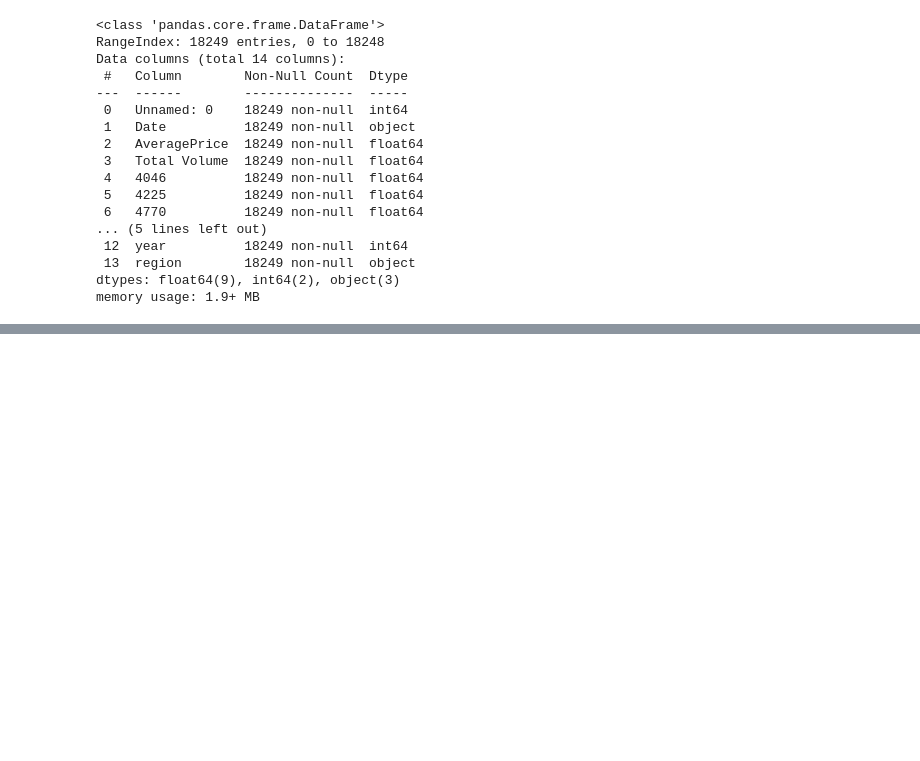
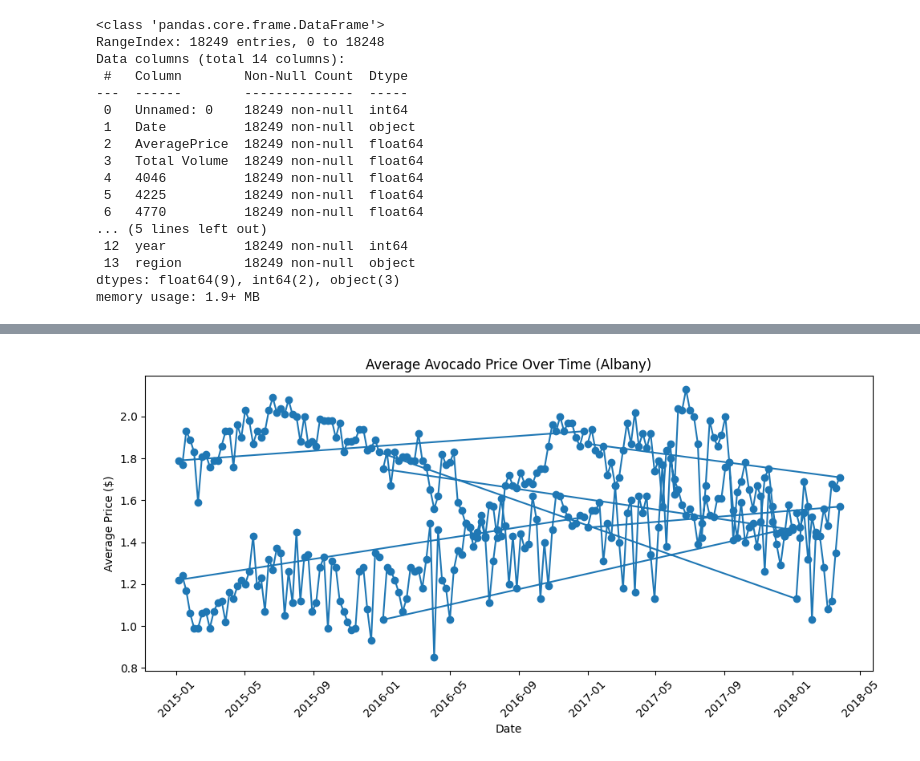
Before and after one commit to Yamm23/Learning-Macine-Learning, a Jupyter notebook: Avocado_Price.ipynb, the cells around one changed output, grey strips where cells are left out. Cells and saved outputs as stored; diff of their text form; code cells hidden in the pictures; blank space fills up the shorter version.

Commit message:
Using some visualization tools

```diff
--- a/Avocado_Price.ipynb
+++ b/Avocado_Price.ipynb
@@ -65,3 +65,22 @@ df.describe()
 | 50% | 24.000000 | 1.370000 | 1.073768e+05 | 8.645300e+03 | 2.906102e+04 | 1.849900e+02 | 3.974383e+04 | 2.636282e+04 | 2.647710e+03 | ... |
 | 75% | 38.000000 | 1.660000 | 4.329623e+05 | 1.110202e+05 | 1.502069e+05 | 6.243420e+03 | 1.107834e+05 | 8.333767e+04 | 2.202925e+04 | ... |
 | max | 52.000000 | 3.250000 | 6.250565e+07 | 2.274362e+07 | 2.047057e+07 | 2.546439e+06 | 1.937313e+07 | 1.338459e+07 | 5.719097e+06 | ... |
+# %%
+import matplotlib.pyplot as plt
+
+df['Date'] = pd.to_datetime(df['Date'])
+
+# Filter for Albany region only
+albany_df = df[df['region'] == 'Albany']
+
+# 1. Average Price Over Time
+plt.figure(figsize=(10, 5))
+plt.plot(albany_df['Date'], albany_df['AveragePrice'], marker='o')
+plt.title('Average Avocado Price Over Time (Albany)')
+plt.xlabel('Date')
+plt.ylabel('Average Price ($)')
+plt.xticks(rotation=45)
+plt.tight_layout()
+plt.show()
+# %% [output]
+[figure, added]
```
Also changed, not shown: parts of 2 cells of this notebook.
